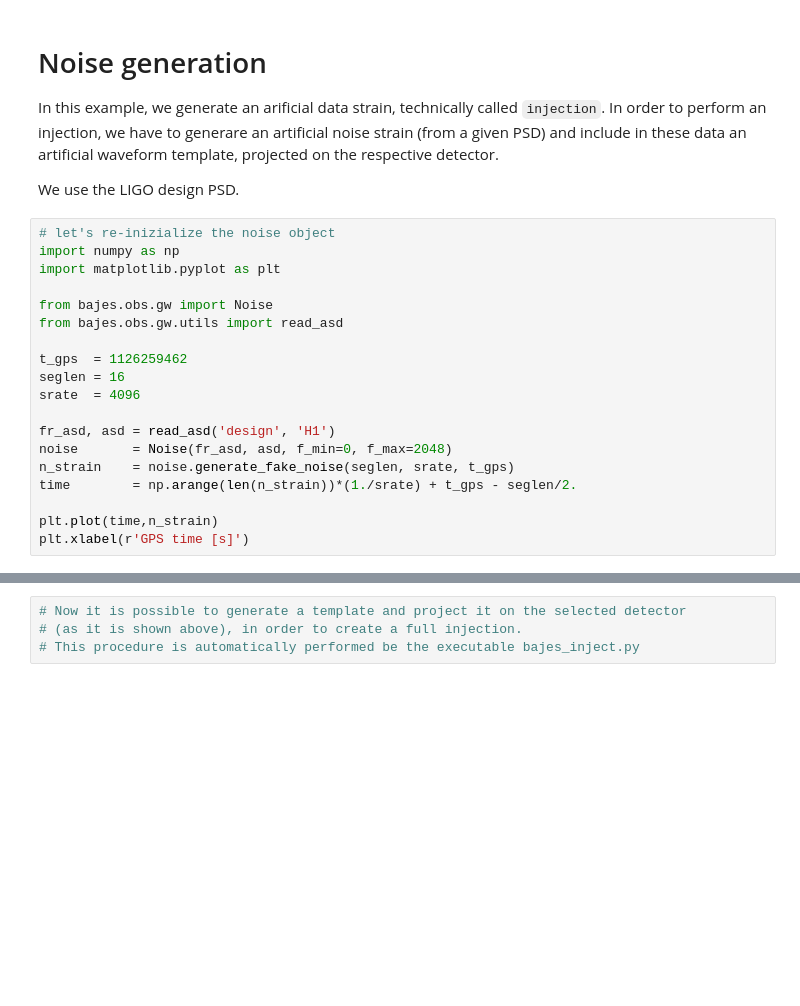
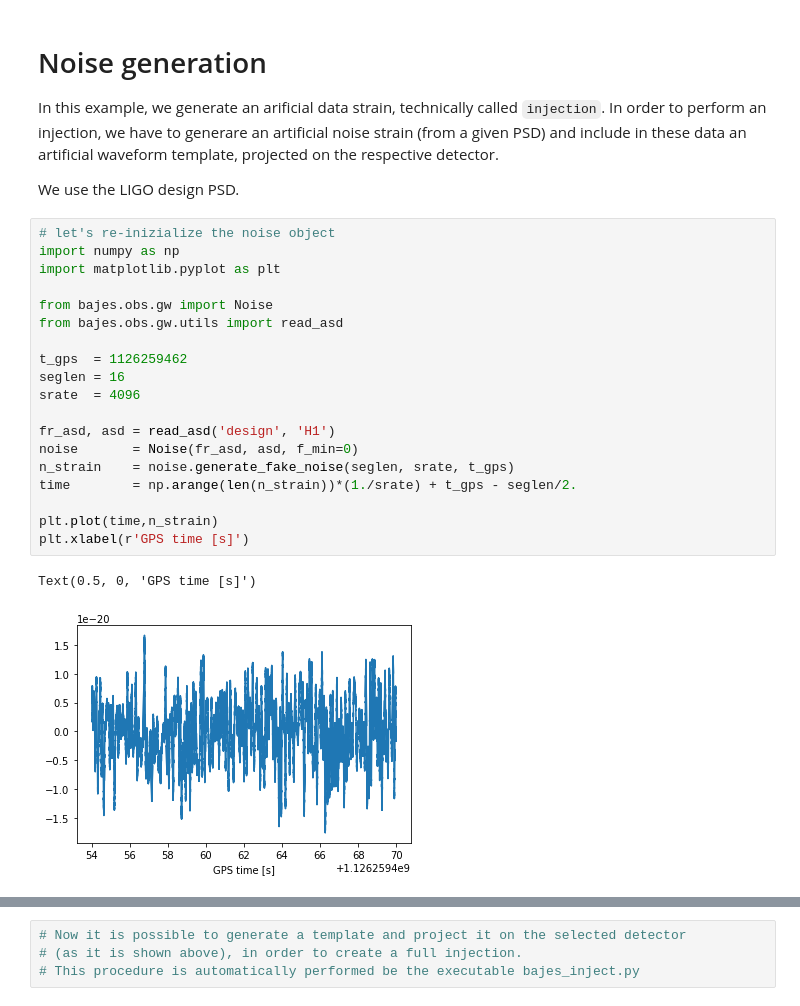
Before and after one commit to matteobreschi/bajes, a Jupyter notebook: docs/gw_tutorial.ipynb, the cells around one changed output, grey strips where cells are left out. Cells and saved outputs as stored; diff of their text form; blank space fills up the shorter version.

```diff
--- a/docs/gw_tutorial.ipynb
+++ b/docs/gw_tutorial.ipynb
@@ -344,22 +222,25 @@ We use the LIGO design PSD.
 # %%
 # let's re-inizialize the noise object
 import numpy as np
 import matplotlib.pyplot as plt
 
 from bajes.obs.gw import Noise
 from bajes.obs.gw.utils import read_asd
 
 t_gps  = 1126259462
 seglen = 16
 srate  = 4096
 
 fr_asd, asd = read_asd('design', 'H1')
-noise       = Noise(fr_asd, asd, f_min=0, f_max=2048)
+noise       = Noise(fr_asd, asd, f_min=0)
 n_strain    = noise.generate_fake_noise(seglen, srate, t_gps)
 time        = np.arange(len(n_strain))*(1./srate) + t_gps - seglen/2.
 
 plt.plot(time,n_strain)
 plt.xlabel(r'GPS time [s]')
+# %% [output]
+Text(0.5, 0, 'GPS time [s]')
+[figure, added]
 # %%
 # comparison between the actual ASD and the noise spectrums
 from bajes.obs.gw.strain import fft, windowing
```
Also changed, not shown: parts of 17 cells of this notebook, 1 other file.
